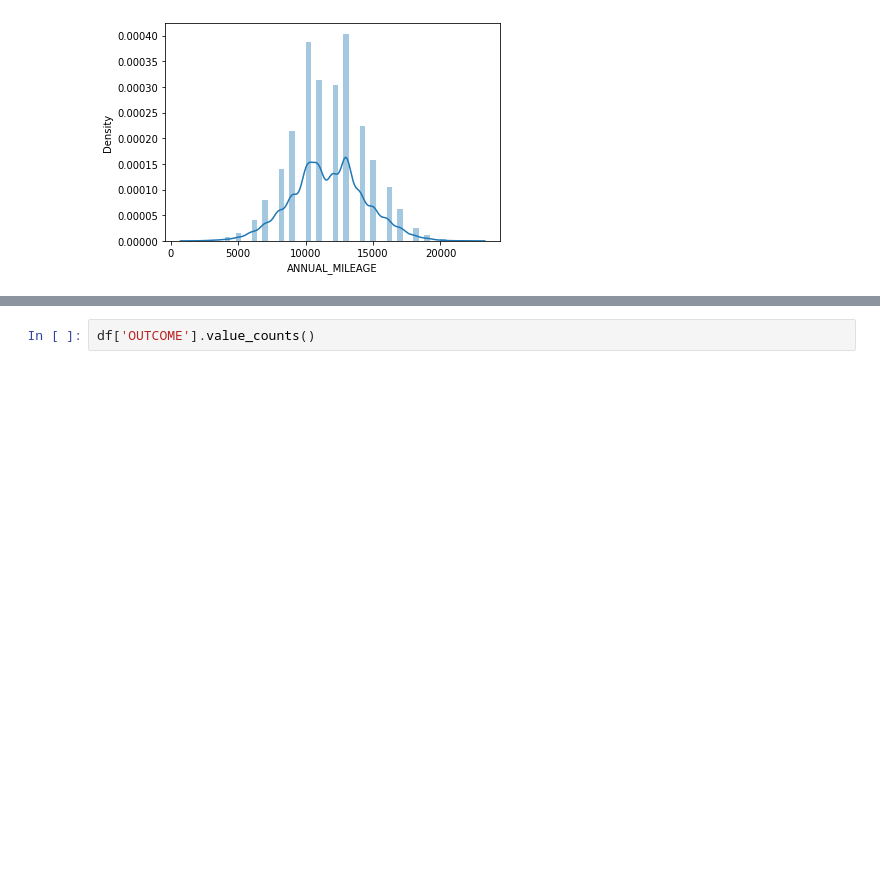
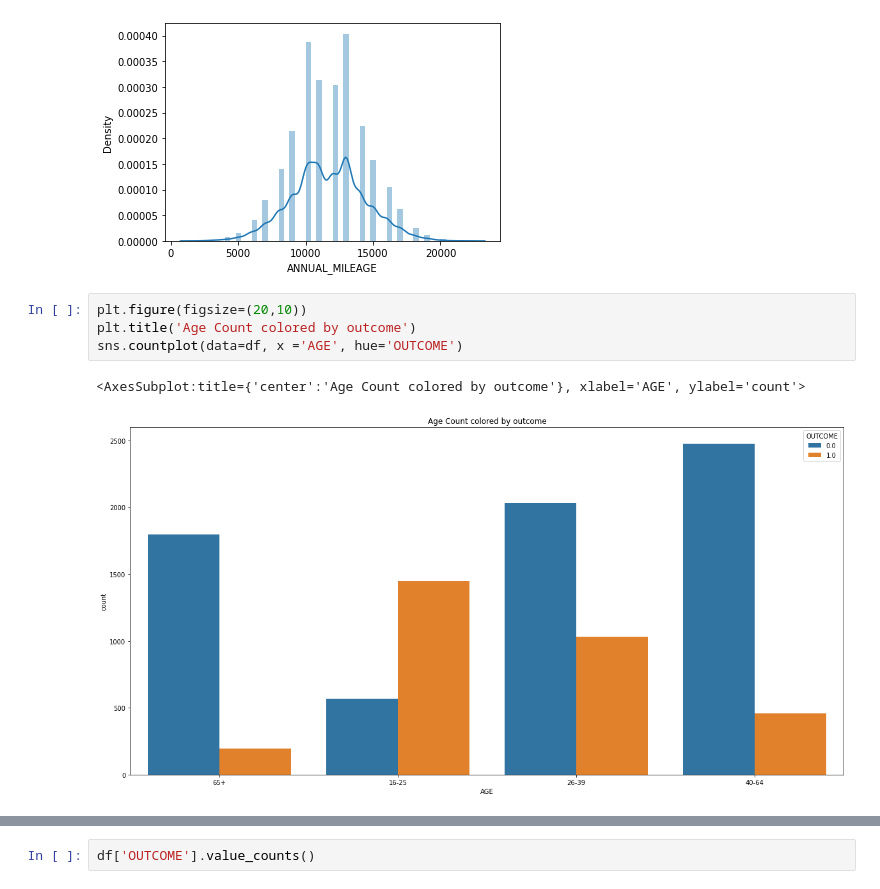
Before and after one commit to NickA-svg/Py.Claims.Classification, a Jupyter notebook: claims_classification.ipynb, the cells around one changed output, grey strips where cells are left out. Cells and saved outputs as stored; diff of their text form; blank space fills up the shorter version.

```diff
--- a/claims_classification.ipynb
+++ b/claims_classification.ipynb
@@ -91,3 +91,10 @@ sns.distplot(df['ANNUAL_MILEAGE'])
 # %% [output]
 <AxesSubplot:xlabel='ANNUAL_MILEAGE', ylabel='Density'>
 [figure]
+# %%
+plt.figure(figsize=(20,10))
+plt.title('Age Count colored by outcome')
+sns.countplot(data=df, x ='AGE', hue='OUTCOME')
+# %% [output]
+<AxesSubplot:title={'center':'Age Count colored by outcome'}, xlabel='AGE', ylabel='count'>
+[figure, added]
```
Also changed, not shown: parts of 11 cells of this notebook.
